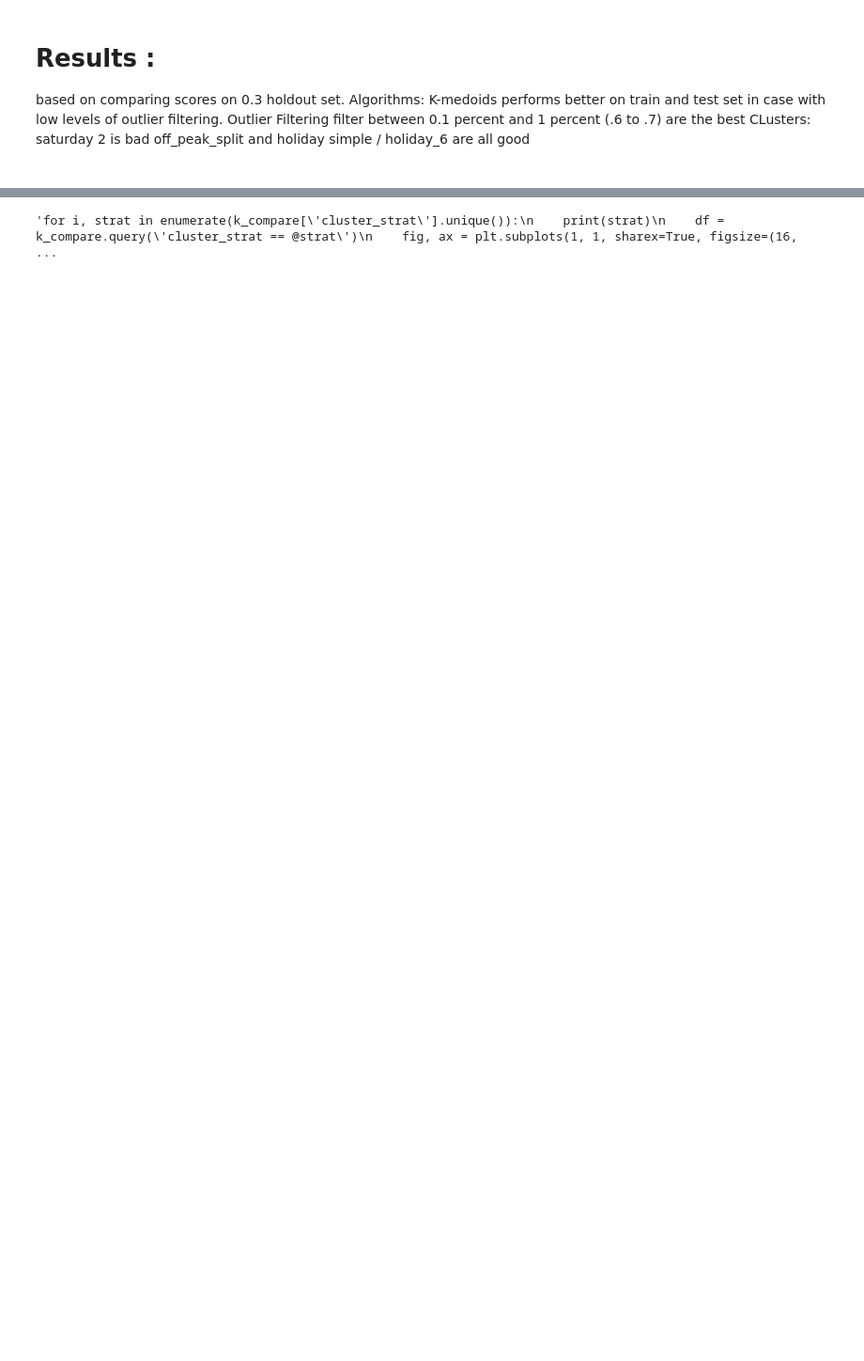
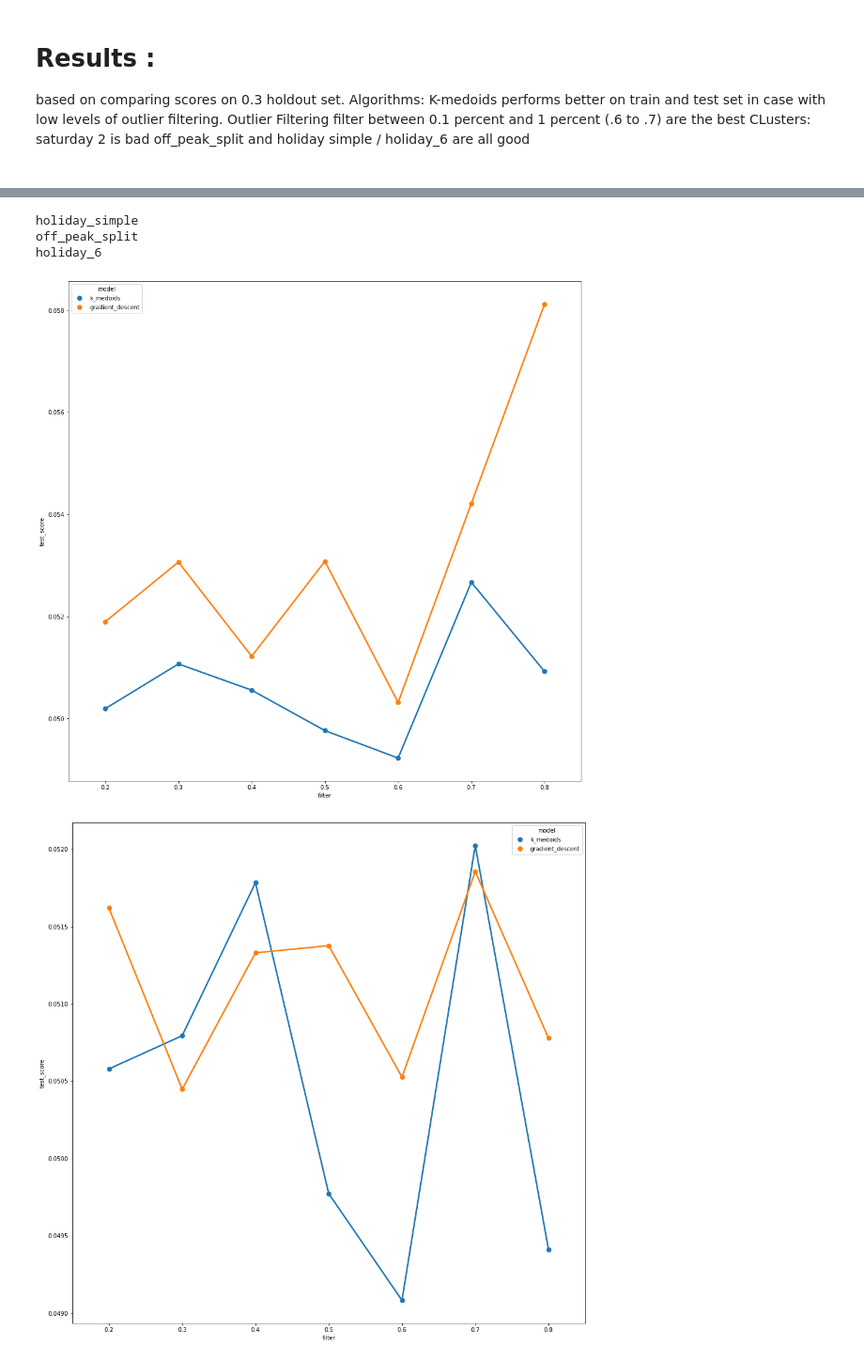
Before and after one commit to AndOleAnd/Capstone_N_A_P, a Jupyter notebook: Notebooks/kmedoids.ipynb, the cells around one changed output, grey strips where cells are left out. Shown at 94% size. Drawn from its saved outputs; the diff is of its cells as text; code cells hidden in the pictures; blank space fills up the shorter version.

```diff
--- a/Notebooks/kmedoids.ipynb
+++ b/Notebooks/kmedoids.ipynb
@@ -99,10 +116,13 @@ k_compare.sort_values(by='test_score')
 # %%
-'''for i, strat in enumerate(k_compare['cluster_strat'].unique()):
+for i, strat in enumerate(k_compare['cluster_strat'].unique()):
     print(strat)
     df = k_compare.query('cluster_strat == @strat')
     fig, ax = plt.subplots(1, 1, sharex=True, figsize=(16, 16))
-    chart = sns.pointplot(ax=ax, data=df, x="filter", y='train_score', hue='model');
+#    chart = sns.pointplot(ax=ax, data=df, x="filter", y='train_score', hue='model');
     chart = sns.pointplot(ax=ax, data=df, x="filter", y='test_score', hue='model');
-'''
 # %% [output]
-'for i, strat in enumerate(k_compare[\'cluster_strat\'].unique()):\n    print(strat)\n    df = k_compare.query(\'cluster_strat == @strat\')\n    fig, ax = plt.subplots(1, 1, sharex=True, figsize=(16,  ...
+holiday_simple
+off_peak_split
+holiday_6
+[figure, added]
+[figure, added]
```
Also changed, not shown: parts of 15 cells of this notebook, 1 other file.
